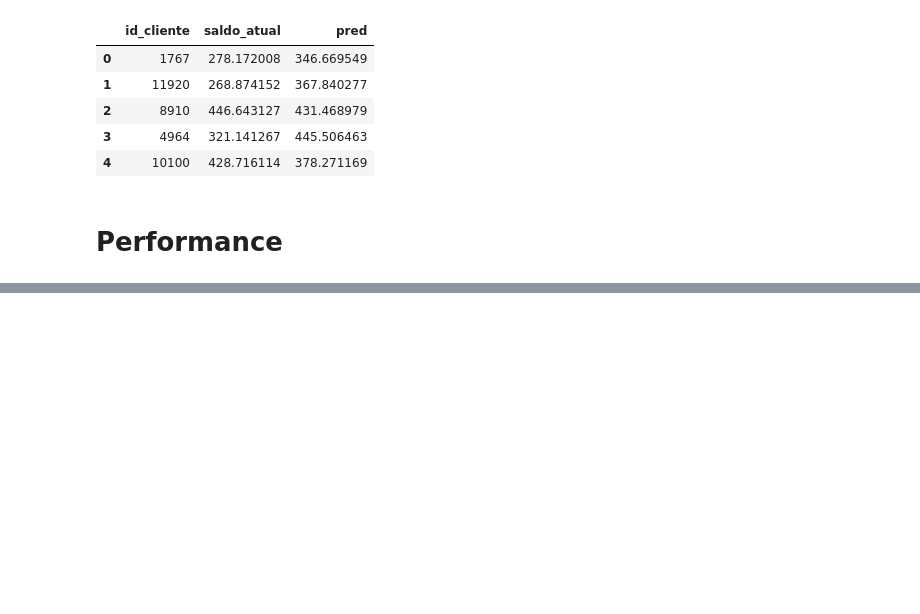
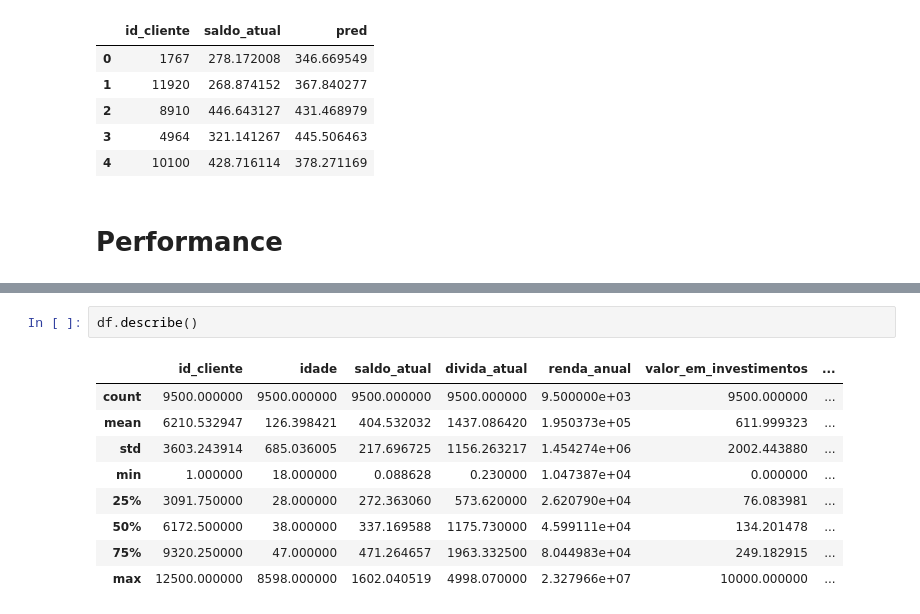
Before and after one commit to LuigiFerrari14/Machine-Learning, a Jupyter notebook: linear_regression.ipynb, the cells around one changed output, grey strips where cells are left out. Drawn from its saved outputs; the diff is of its cells as text; blank space fills up the shorter version.

```diff
--- a/linear_regression.ipynb
+++ b/linear_regression.ipynb
@@ -54,0 +88,12 @@ df1.head()
+# %%
+df.describe()
+# %% [output]
+|  | id_cliente | idade | saldo_atual | divida_atual | renda_anual | valor_em_investimentos | ... |
+| count | 9500.000000 | 9500.000000 | 9500.000000 | 9500.000000 | 9.500000e+03 | 9500.000000 | ... |
+| mean | 6210.532947 | 126.398421 | 404.532032 | 1437.086420 | 1.950373e+05 | 611.999323 | ... |
+| std | 3603.243914 | 685.036005 | 217.696725 | 1156.263217 | 1.454274e+06 | 2002.443880 | ... |
+| min | 1.000000 | 18.000000 | 0.088628 | 0.230000 | 1.047387e+04 | 0.000000 | ... |
+| 25% | 3091.750000 | 28.000000 | 272.363060 | 573.620000 | 2.620790e+04 | 76.083981 | ... |
+| 50% | 6172.500000 | 38.000000 | 337.169588 | 1175.730000 | 4.599111e+04 | 134.201478 | ... |
+| 75% | 9320.250000 | 47.000000 | 471.264657 | 1963.332500 | 8.044983e+04 | 249.182915 | ... |
+| max | 12500.000000 | 8598.000000 | 1602.040519 | 4998.070000 | 2.327966e+07 | 10000.000000 | ... |
```
Also changed, not shown: parts of 10 cells of this notebook.
